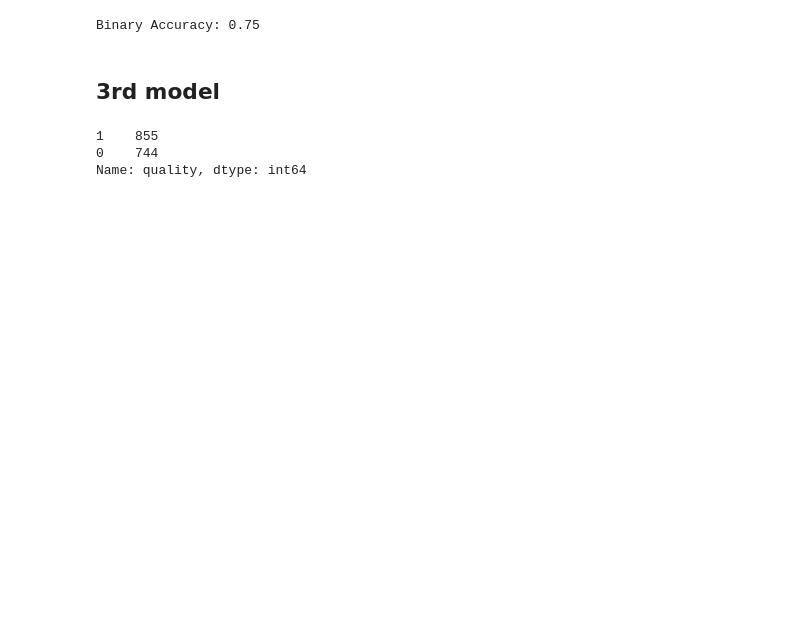
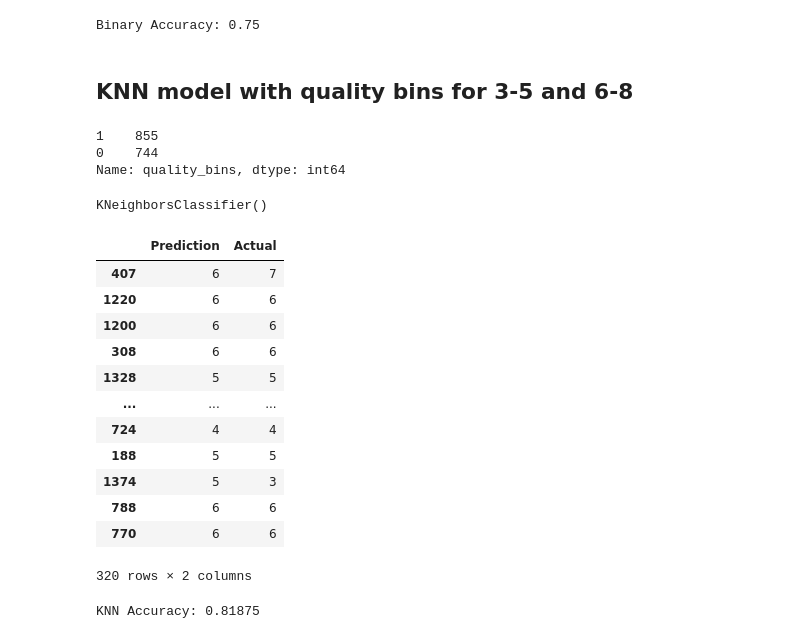
Before and after one commit to Npack08/Project_4, a Jupyter notebook: wine_quality_predictions.ipynb, the cells around one changed output. Drawn from its saved outputs; the diff is of its cells as text; code cells hidden in the pictures; blank space fills up the shorter version.

Commit message:
Added KNN model

```diff
--- a/wine_quality_predictions.ipynb
+++ b/wine_quality_predictions.ipynb
@@ -216,8 +232,8 @@ print("Binary Accuracy:", binary_accuracy)
 Binary Accuracy: 0.75
 # %%
 binary_df.to_csv('binary_model.csv', index=False)
-# %% [markdown]
-## 3rd model
+# %% [markdown]
+## KNN model with quality bins for 3-5 and 6-8
 # %%
 q = []
 for i in wine['quality']:
@@ -229,6 +245,50 @@ wine['quality'] = q
 # %%
-wine['quality'].value_counts()
+wine['quality_bins'].value_counts()
 # %% [output]
 1    855
 0    744
-Name: quality, dtype: int64
+Name: quality_bins, dtype: int64
+# %%
+x=wine.drop('quality', axis=1)
+y=wine['quality']
+
+x_train, x_test, y_train, y_test = train_test_split(x, y, test_size = 0.2, random_state = 2)
+# %%
+sc = StandardScaler()
+
+x_train = sc.fit_transform(x_train)
+x_test = sc.fit_transform(x_test)
+# %%
+# Create a KNN model to predict quality from 'quality_bins'
+knn_classifier = KNeighborsClassifier()
+# %%
+# Fit the model using training data
+knn_classifier.fit(x_train, y_train)
+# %% [output]
+KNeighborsClassifier()
+# %%
+# Make prediction using the wine testing data
+quality_predictions_KNN = knn_classifier.predict(x_test)
+pd.DataFrame({"Prediction": quality_predictions_KNN, "Actual":y_test})
+# %% [output]
+|  | Prediction | Actual |
+| 407 | 6 | 7 |
+| 1220 | 6 | 6 |
+| 1200 | 6 | 6 |
+| 308 | 6 | 6 |
+| 1328 | 5 | 5 |
+| ... | ... | ... |
+| 724 | 4 | 4 |
+| 188 | 5 | 5 |
+| 1374 | 5 | 3 |
+| 788 | 6 | 6 |
+| 770 | 6 | 6 |
+320 rows × 2 columns
+# %%
+# Analyze the accuracy of the predictions
+knn_accuracy = knn_classifier.score(x_test, y_test)
+print("KNN Accuracy:", knn_accuracy)
+
+knn_df.to_csv('knn_model.csv', index=False)
+# %% [output]
+KNN Accuracy: 0.81875
```
Also changed, not shown: parts of 5 cells of this notebook.
